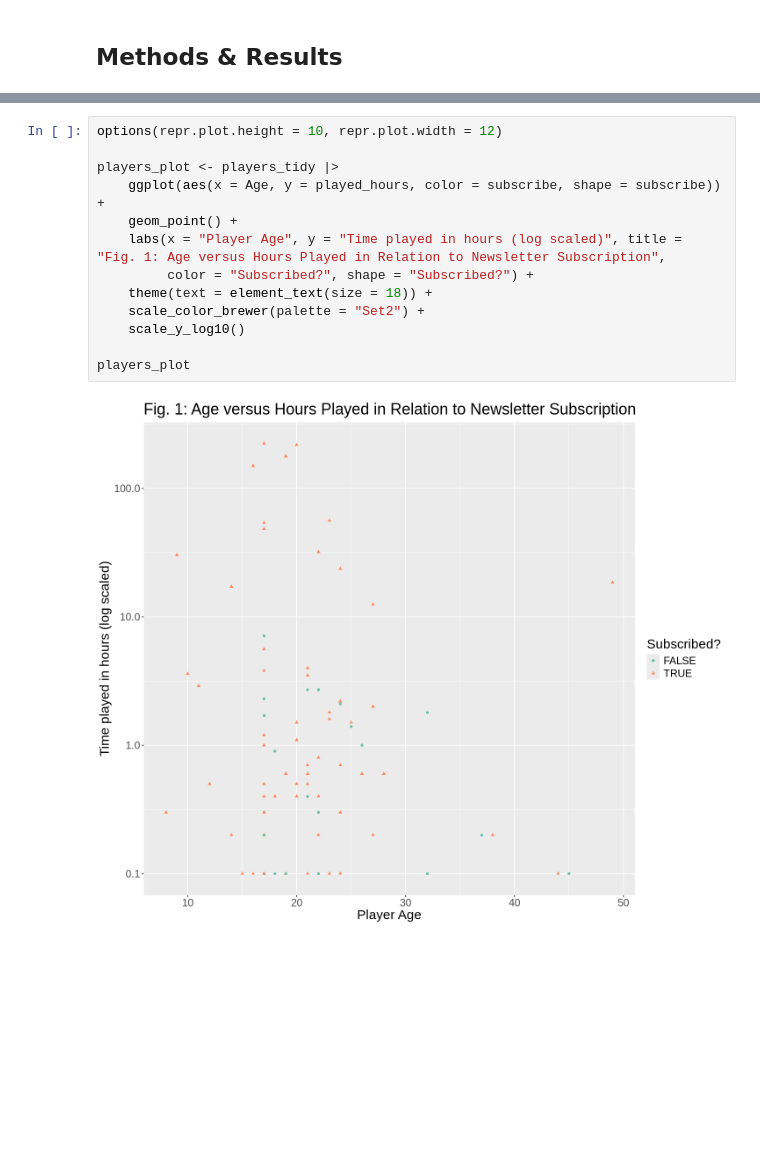
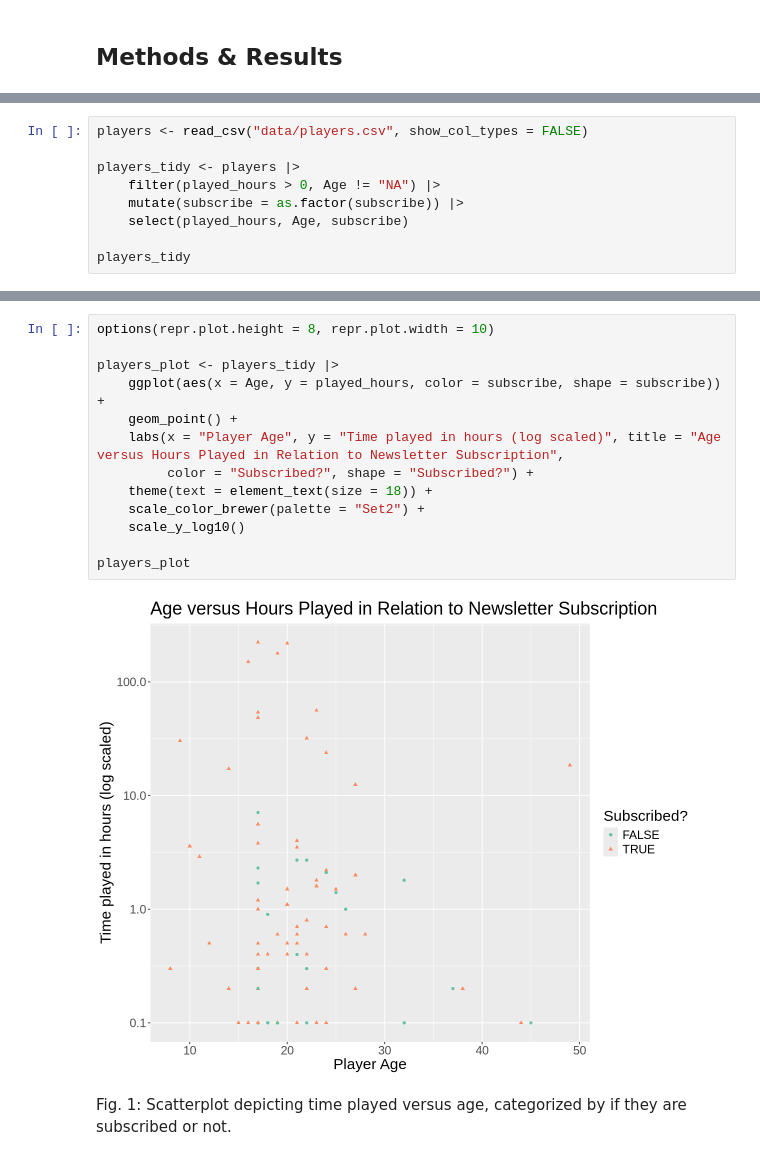
Before and after one commit to shk-am/dsci100-project, a Jupyter notebook: project_report.ipynb, the cells around one changed output, grey strips where cells are left out. Cells and saved outputs as stored; diff of their text form; blank space fills up the shorter version.

```diff
--- a/project_report.ipynb
+++ b/project_report.ipynb
@@ -80,0 +33,9 @@ A tibble: 109 × 3
+# %%
+players <- read_csv("data/players.csv", show_col_types = FALSE)
+
+players_tidy <- players |>
+    filter(played_hours > 0, Age != "NA") |>
+    mutate(subscribe = as.factor(subscribe)) |>
+    select(played_hours, Age, subscribe)
+
+players_tidy
@@ -81,15 +57,17 @@ A tibble: 109 × 3
 # %%
-options(repr.plot.height = 10, repr.plot.width = 12)
+options(repr.plot.height = 8, repr.plot.width = 10)
 
 players_plot <- players_tidy |>
     ggplot(aes(x = Age, y = played_hours, color = subscribe, shape = subscribe)) +
     geom_point() +
-    labs(x = "Player Age", y = "Time played in hours (log scaled)", title = "Fig. 1: Age versus Hours Played in Relation to Newsletter Subscription",
+    labs(x = "Player Age", y = "Time played in hours (log scaled)", title = "Age versus Hours Played in Relation to Newsletter Subscription",
          color = "Subscribed?", shape = "Subscribed?") +
     theme(text = element_text(size = 18)) +
     scale_color_brewer(palette = "Set2") +
     scale_y_log10()
 
 players_plot
 # %% [output]
-[figure, old version]
+[figure, new version]
+# %% [markdown]
+Fig. 1: Scatterplot depicting time played versus age, categorized by if they are subscribed or not.
```
Also changed, not shown: parts of 9 cells of this notebook.
